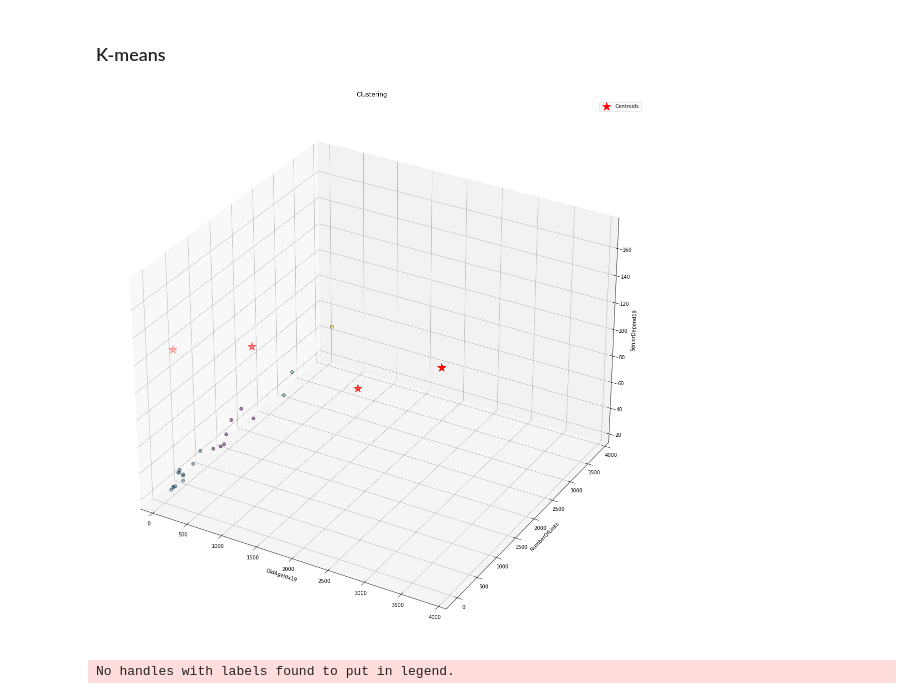
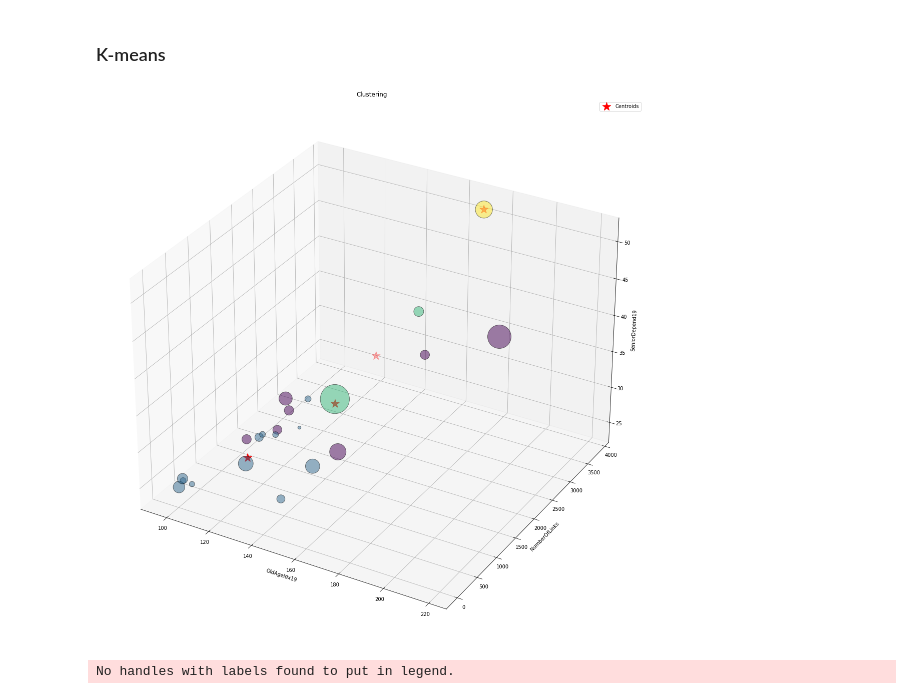
Before and after one commit to anafsa/ChildrenOfJupyter, a Jupyter notebook: Stage-1/challenge2/Exploratory Data Analysis_3.ipynb, the cells around one changed output. Drawn from its saved outputs; the diff is of its cells as text; code cells hidden in the pictures.

```diff
--- a/Stage-1/challenge2/Exploratory Data Analysis_3.ipynb
+++ b/Stage-1/challenge2/Exploratory Data Analysis_3.ipynb
@@ -602,31 +602,34 @@ def perform_PCA(X, n_compoments, details=False):
 # %% [markdown]
 ### K-means
 # %%
-def kmeans_clustering(X, cols, nclusters, order=[2,0,1]):
+def kmeans_clustering(X_df, cols, nclusters, size, order):
+    X = X_df[[cols[order[0]], cols[order[1]], cols[order[2]]]].to_numpy()
+
     kmeans= KMeans(n_clusters=nclusters, init='k-means++', max_iter= 500, n_init=10, random_state=0)
     y_kmeans = kmeans.fit_predict(X)
 
     fig = plt.figure(figsize=(20,20))
     ax = fig.add_subplot(111, projection='3d')
 
-    ax.scatter(X[:,order[0]],X[:,order[1]],X[:,order[2]], c=y_kmeans, edgecolor='k', s=40, alpha = 0.5)
+    ax.scatter(X[:,0],X[:,1],X[:,2], c=y_kmeans, edgecolor='k',
+               s=aggDf['AvgDailyPopulation'].to_numpy(), alpha = 0.5)
 
     ax.scatter(kmeans.cluster_centers_[:,0], kmeans.cluster_centers_[:,1], kmeans.cluster_centers_[:,2],
                s = 300, c = 'r', marker='*', label = 'Centroids')
 
     plt.legend()
     ax.set_title("Clustering")
     ax.set_xlabel(cols[order[0]])
     ax.set_ylabel(cols[order[1]])
     ax.set_zlabel(cols[order[2]])
 
     plt.autoscale(enable=True, axis='x', tight=True)
 
     plt.show()
 
-kmeans_clustering(aggDf[cols].to_numpy(), cols, 4, order=[2,0,1])
+kmeans_clustering(aggDf[cols], cols, 4, aggDf['AvgDailyPopulation'].to_numpy(), order=[2,0,1])
 # %% [output]
-[figure, old version]
+[figure, new version]
 # %%
 def plot_3d(X, cols, y, size, order):
 
```
